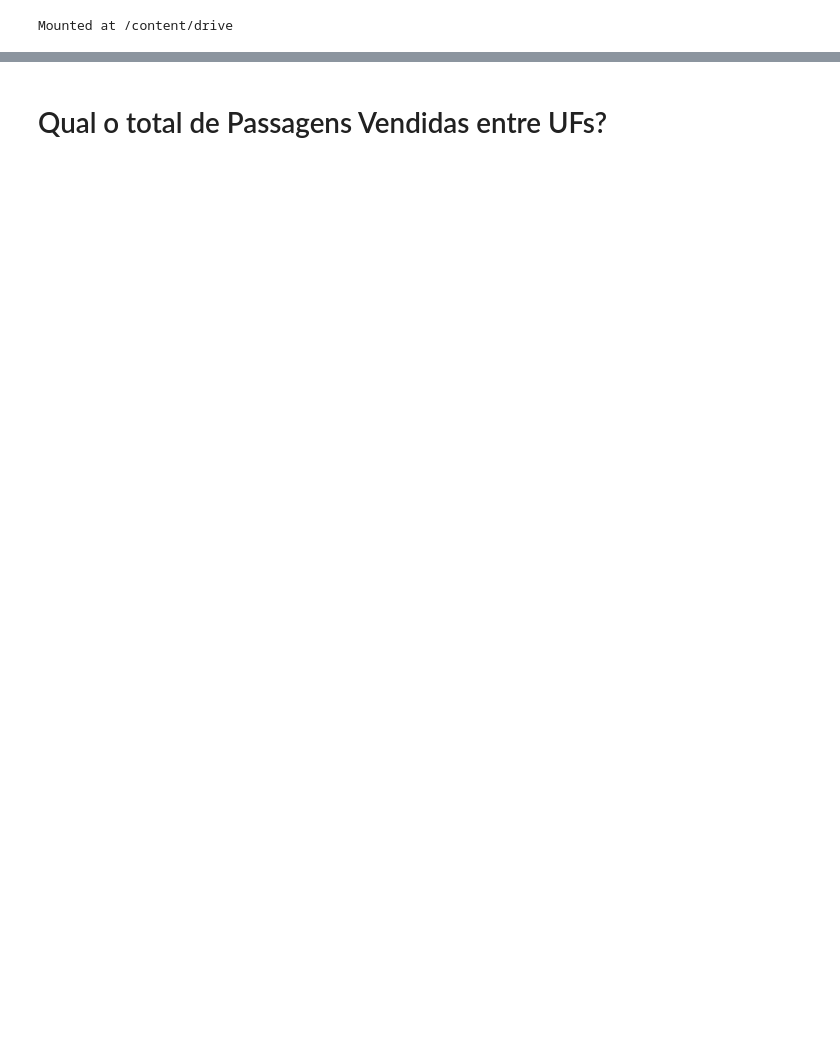
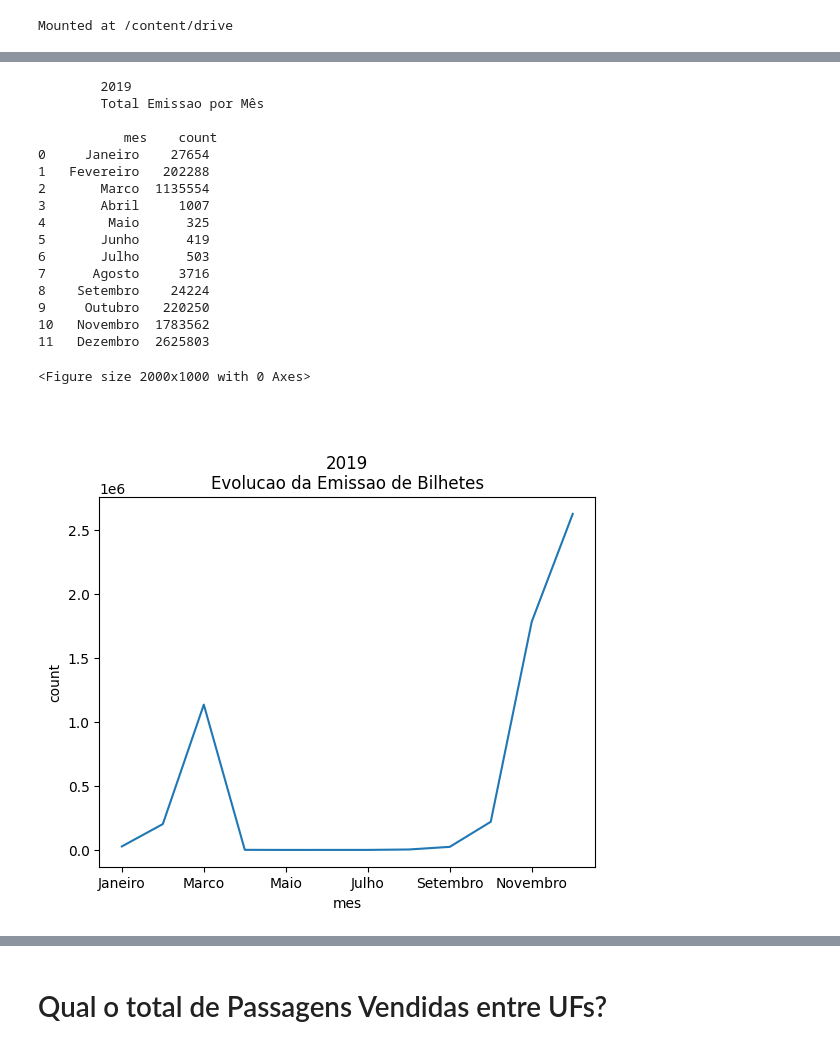
Before and after one commit to silviolima07/Kaggle, a Jupyter notebook: Analise_Viagens_Onibus_Pyspark.ipynb, the cells around one changed output, grey strips where cells are left out. Drawn from its saved outputs; the diff is of its cells as text; code cells hidden in the pictures; blank space fills up the shorter version.

```diff
--- a/Analise_Viagens_Onibus_Pyspark.ipynb
+++ b/Analise_Viagens_Onibus_Pyspark.ipynb
@@ -552,0 +537,5 @@ plt.savefig("Fig6.png",  bbox_inches='tight')
+# %%
+lista_mes =[]
+for i in ranking_mes_emissao.mes_emissao:
+  lista_mes.append(dict_mes.get(i))
+ranking_mes_emissao['mes'] = lista_mes
@@ -552,0 +558,22 @@ plt.savefig("Fig6.png",  bbox_inches='tight')
+# %%
+print('\033[1m'+'\n\n\t2019\n\tTotal Emissao por Mês\n\n',ranking_mes_emissao[['mes','count']])
+lineplot(ranking_mes_emissao,'\n\n2019\nEvolucao da Emissao de Bilhetes', 'mes', 'count', 'Fig3.png')
+# %% [output]
+        2019
+        Total Emissao por Mês
+
+           mes    count
+0     Janeiro    27654
+1   Fevereiro   202288
+2       Marco  1135554
+3       Abril     1007
+4        Maio      325
+5       Junho      419
+6       Julho      503
+7      Agosto     3716
+8    Setembro    24224
+9     Outubro   220250
+10   Novembro  1783562
+11   Dezembro  2625803
+<Figure size 2000x1000 with 0 Axes>
+[figure, added]
```
Also changed, not shown: parts of 255 cells of this notebook.
